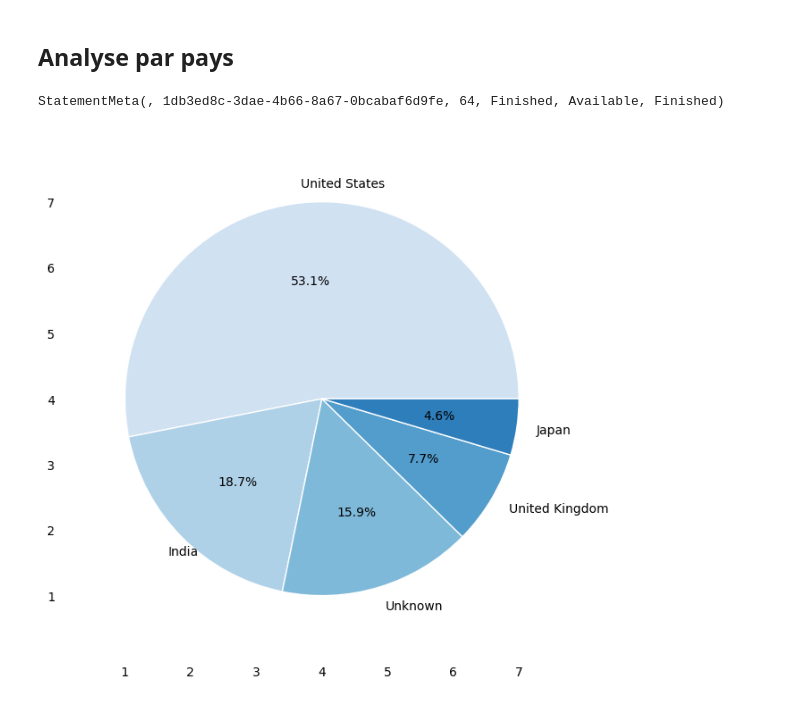
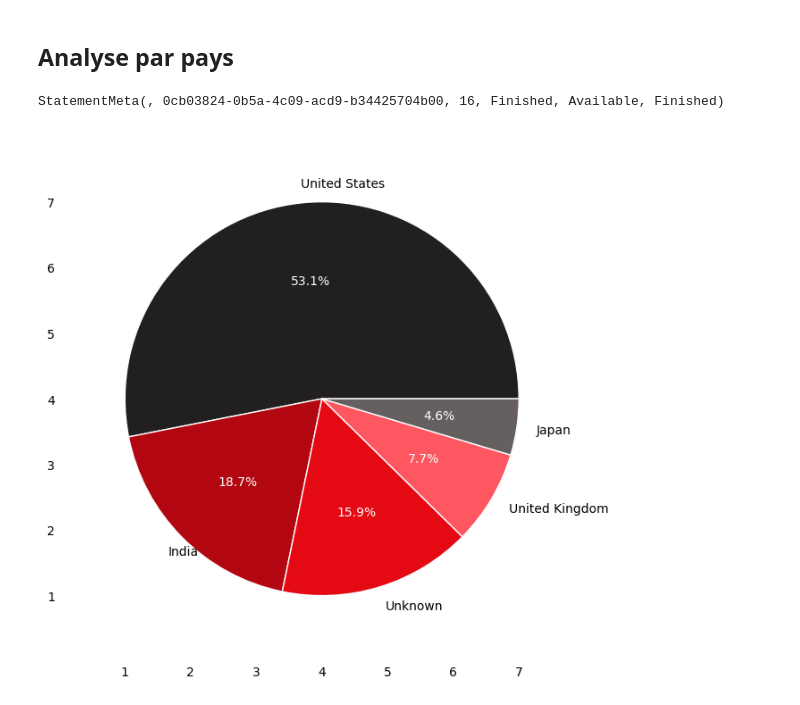
Before and after one commit to GReinert11/PortfolioData, a Jupyter notebook: Data analytics/Netflix project/Notebook netflix.ipynb, the cells around one changed output. Drawn from its saved outputs; the diff is of its cells as text; code cells hidden in the pictures.

```diff
--- a/Data analytics/Netflix project/Notebook netflix.ipynb
+++ b/Data analytics/Netflix project/Notebook netflix.ipynb
@@ -333,35 +333,36 @@ plt.style.use('_mpl-gallery-nogrid')
 # make data
 country_count = df_valid['country'].value_counts()
 top_5 = country_count.head(5)
 
-colors = plt.get_cmap('Blues')(np.linspace(0.2, 0.7, len(top_5)))
+colors = colors = ['#221f1f', '#b20710', '#e50914', '#ff5762','#665f5f']
+
 
 
 fig, ax = plt.subplots(figsize=(10,6))
 wedges, texts, autotexts = ax.pie(
     top_5,
     labels=top_5.index,  # Labels = Noms des pays
-    colors=colors,
+    colors=colors[:len(top_5)],
     radius=3,
     center=(4, 4),
     wedgeprops={"linewidth": 1, "edgecolor": "white"},
     autopct='%1.1f%%'  # Affiche les pourcentages
 )
 
 # Personnalisation des textes internes (en blanc pour une meilleure lisibilité)
 for text in autotexts:
-    text.set_color('black')
+    text.set_color('white')
 
 # Configuration des limites du graphique
 ax.set(
     xlim=(0, 8), xticks=np.arange(1, 8),
     ylim=(0, 8), yticks=np.arange(1, 8)
 )
 
 # Ajout de la légende : Noms des 5 pays
 
 
 plt.show()
 # %% [output]
-StatementMeta(, 1db3ed8c-3dae-4b66-8a67-0bcabaf6d9fe, 64, Finished, Available, Finished)
+StatementMeta(, 0cb03824-0b5a-4c09-acd9-b34425704b00, 16, Finished, Available, Finished)
-[figure, old version]
+[figure, new version]
```
Also changed, not shown: parts of 16 cells of this notebook.
